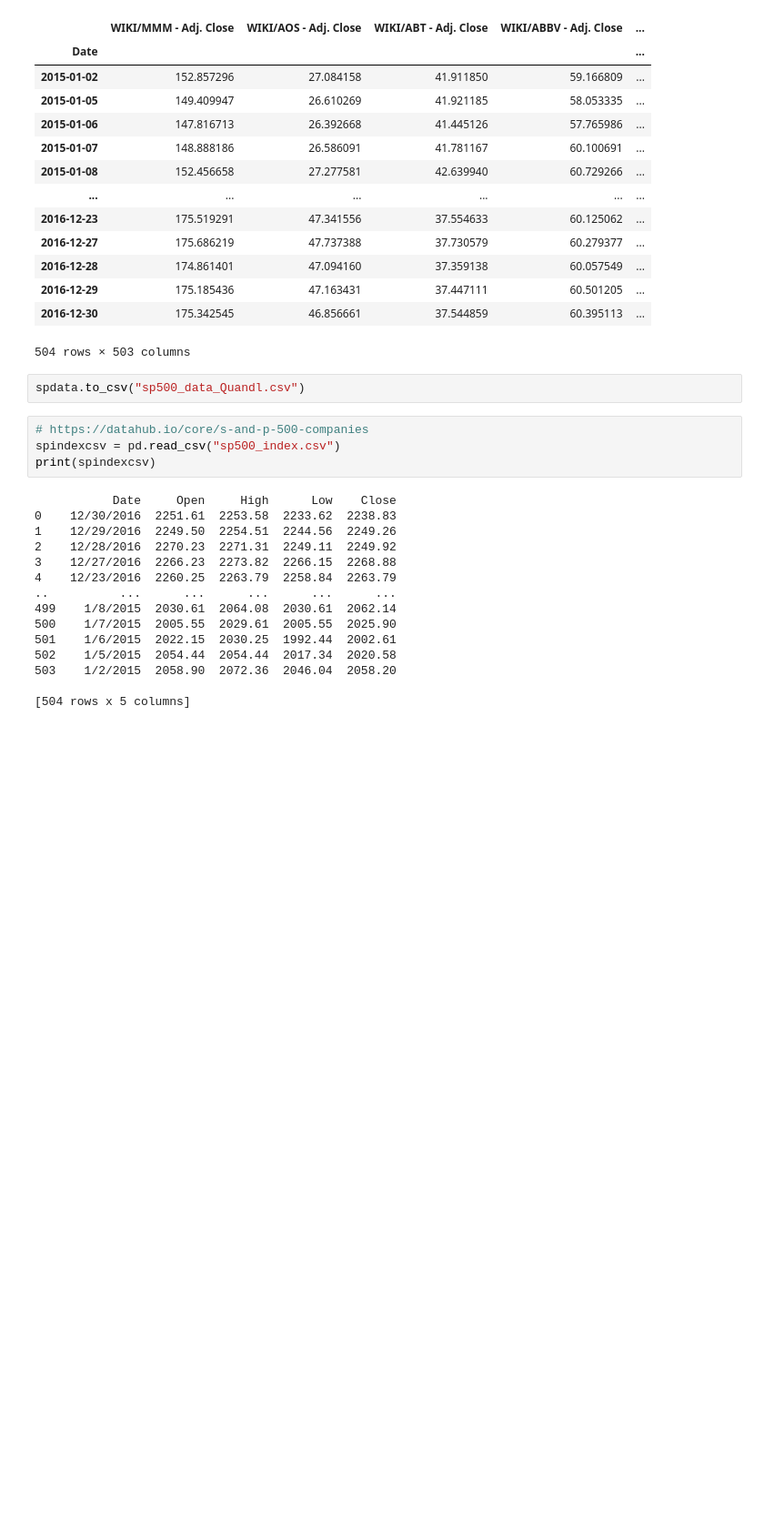
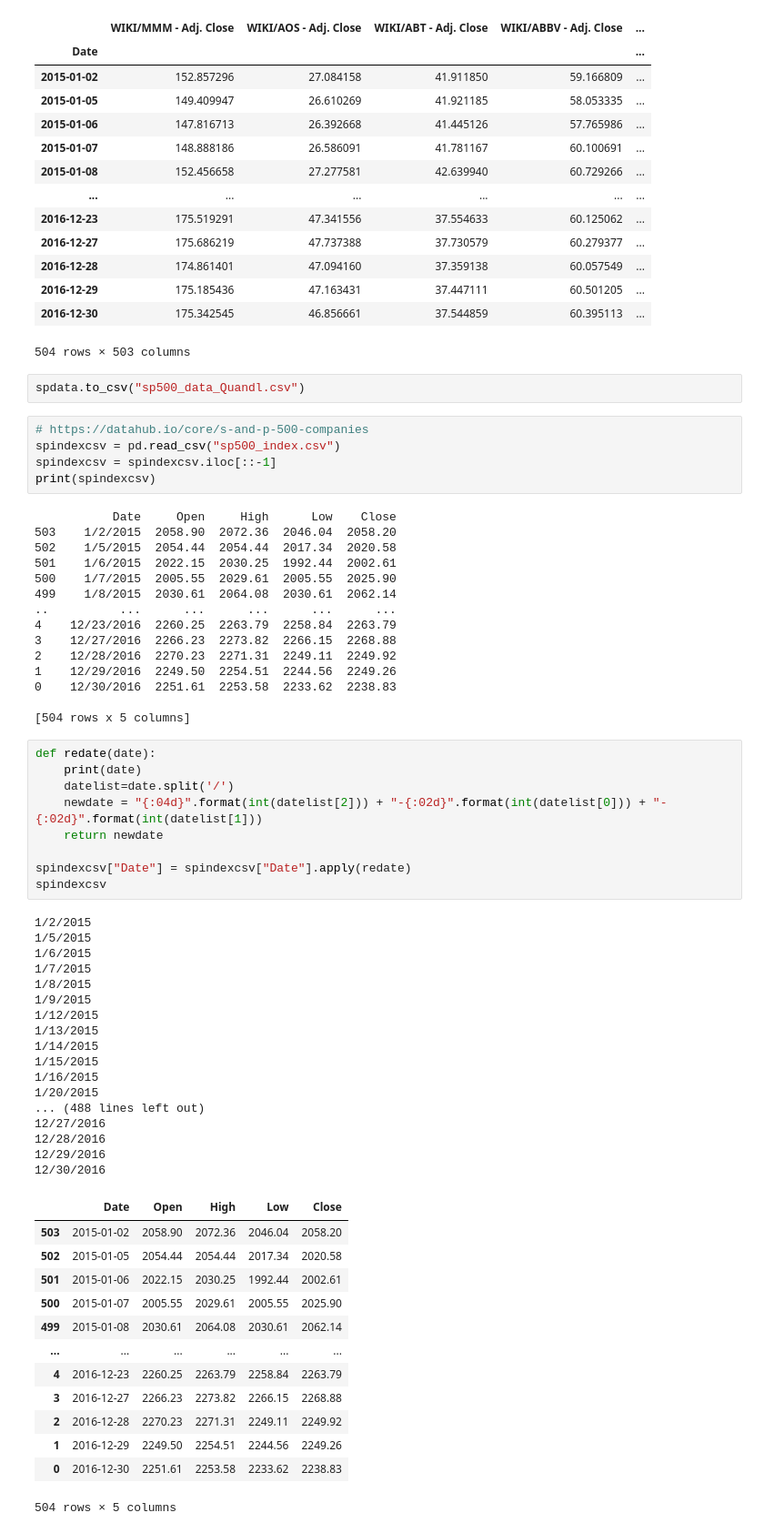
Before and after one commit to alzh9000/HFAC-Quant, a Jupyter notebook: HFAC-Quant/notebook.ipynb, the cells around one changed output. Shown: that part at 91% size. Cells and saved outputs as stored; diff of their text form; blank space fills up the shorter version.

```diff
--- a/HFAC-Quant/notebook.ipynb
+++ b/HFAC-Quant/notebook.ipynb
@@ -66,19 +66,60 @@ spdata.to_csv("sp500_data_Quandl.csv")
 # %%
 # https://datahub.io/core/s-and-p-500-companies
 spindexcsv = pd.read_csv("sp500_index.csv")
+spindexcsv = spindexcsv.iloc[::-1]
 print(spindexcsv)
 # %% [output]
            Date     Open     High      Low    Close
+503    1/2/2015  2058.90  2072.36  2046.04  2058.20
+502    1/5/2015  2054.44  2054.44  2017.34  2020.58
+501    1/6/2015  2022.15  2030.25  1992.44  2002.61
+500    1/7/2015  2005.55  2029.61  2005.55  2025.90
+499    1/8/2015  2030.61  2064.08  2030.61  2062.14
+..          ...      ...      ...      ...      ...
+4    12/23/2016  2260.25  2263.79  2258.84  2263.79
+3    12/27/2016  2266.23  2273.82  2266.15  2268.88
+2    12/28/2016  2270.23  2271.31  2249.11  2249.92
+1    12/29/2016  2249.50  2254.51  2244.56  2249.26
 0    12/30/2016  2251.61  2253.58  2233.62  2238.83
-1    12/29/2016  2249.50  2254.51  2244.56  2249.26
-2    12/28/2016  2270.23  2271.31  2249.11  2249.92
-3    12/27/2016  2266.23  2273.82  2266.15  2268.88
-4    12/23/2016  2260.25  2263.79  2258.84  2263.79
-..          ...      ...      ...      ...      ...
-499    1/8/2015  2030.61  2064.08  2030.61  2062.14
-500    1/7/2015  2005.55  2029.61  2005.55  2025.90
-501    1/6/2015  2022.15  2030.25  1992.44  2002.61
-502    1/5/2015  2054.44  2054.44  2017.34  2020.58
-503    1/2/2015  2058.90  2072.36  2046.04  2058.20
 
 [504 rows x 5 columns]
+# %%
+def redate(date):
+    print(date)
+    datelist=date.split('/')
+    newdate = "{:04d}".format(int(datelist[2])) + "-{:02d}".format(int(datelist[0])) + "-{:02d}".format(int(datelist[1]))
+    return newdate
+
+spindexcsv["Date"] = spindexcsv["Date"].apply(redate)
+spindexcsv
+# %% [output]
+1/2/2015
+1/5/2015
+1/6/2015
+1/7/2015
+1/8/2015
+1/9/2015
+1/12/2015
+1/13/2015
+1/14/2015
+1/15/2015
+1/16/2015
+1/20/2015
+... (488 lines left out)
+12/27/2016
+12/28/2016
+12/29/2016
+12/30/2016
+|  | Date | Open | High | Low | Close |
+| 503 | 2015-01-02 | 2058.90 | 2072.36 | 2046.04 | 2058.20 |
+| 502 | 2015-01-05 | 2054.44 | 2054.44 | 2017.34 | 2020.58 |
+| 501 | 2015-01-06 | 2022.15 | 2030.25 | 1992.44 | 2002.61 |
+| 500 | 2015-01-07 | 2005.55 | 2029.61 | 2005.55 | 2025.90 |
+| 499 | 2015-01-08 | 2030.61 | 2064.08 | 2030.61 | 2062.14 |
+| ... | ... | ... | ... | ... | ... |
+| 4 | 2016-12-23 | 2260.25 | 2263.79 | 2258.84 | 2263.79 |
+| 3 | 2016-12-27 | 2266.23 | 2273.82 | 2266.15 | 2268.88 |
+| 2 | 2016-12-28 | 2270.23 | 2271.31 | 2249.11 | 2249.92 |
+| 1 | 2016-12-29 | 2249.50 | 2254.51 | 2244.56 | 2249.26 |
+| 0 | 2016-12-30 | 2251.61 | 2253.58 | 2233.62 | 2238.83 |
+504 rows × 5 columns
```
Also changed, not shown: parts of 1 cell of this notebook, 2 other files.
